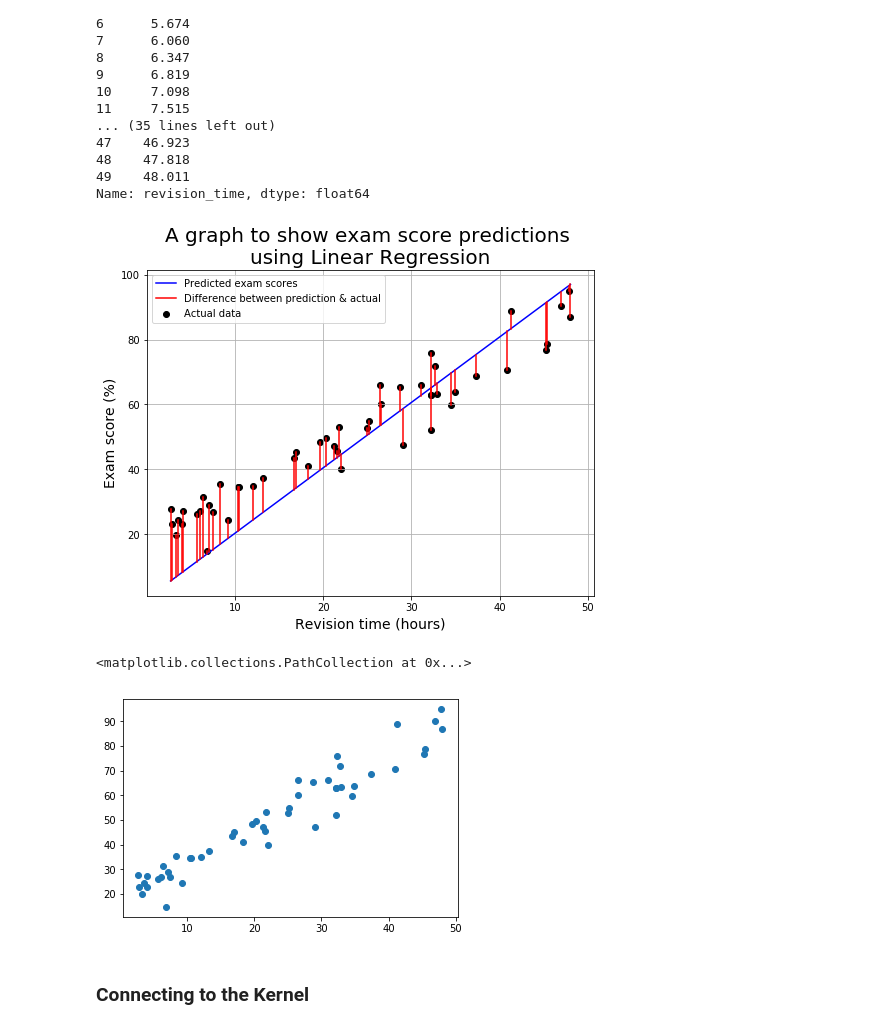
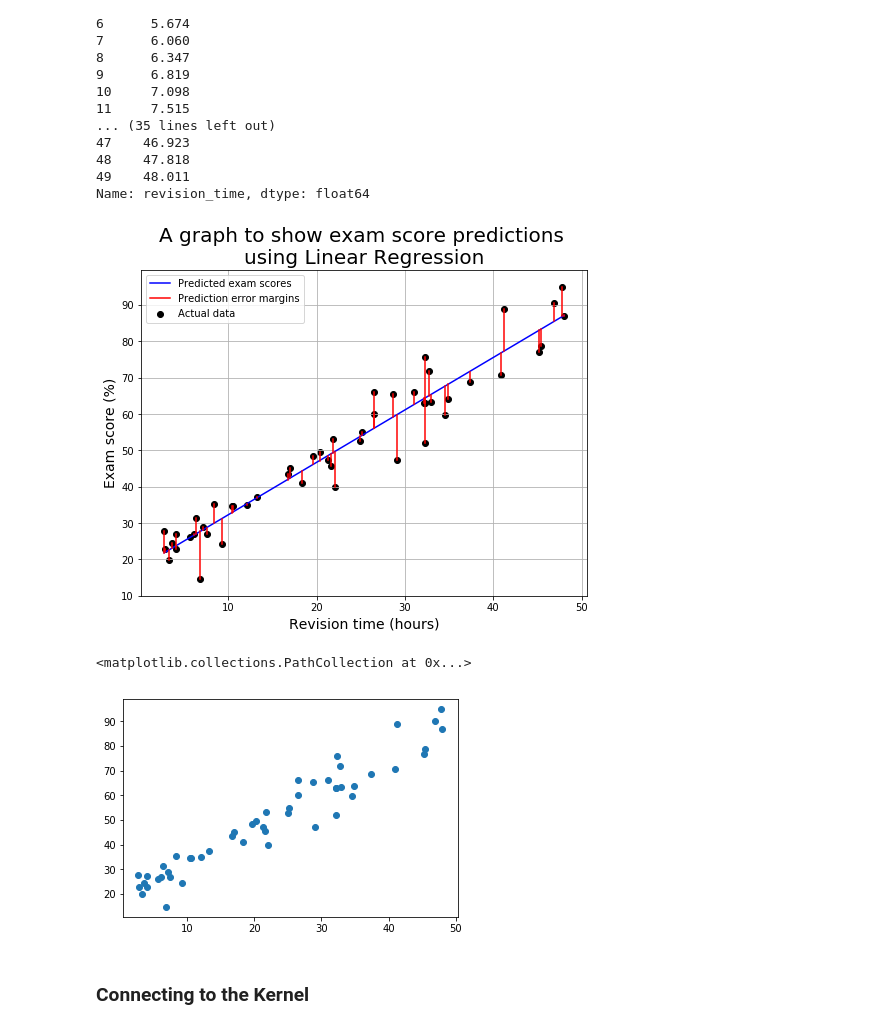
Before and after one commit to hwixley/IAML-cwk1, a Jupyter notebook: INFR10069-2020-CW1/00 - Introduction.ipynb, the cells around one changed output. Drawn from its saved outputs; the diff is of its cells as text; code cells hidden in the pictures.

```diff
--- a/INFR10069-2020-CW1/00 - Introduction.ipynb
+++ b/INFR10069-2020-CW1/00 - Introduction.ipynb
@@ -125,7 +125,7 @@ Y = ds["exam_score"]
 
 
 #Y.shape
-model = sklearn.linear_model.LinearRegression(fit_intercept=False)
+model = sklearn.linear_model.LinearRegression(fit_intercept=True)
 
 #model.fit(X,Y)
 #y_pred = model.predict(X)
@@ -144,35 +144,35 @@ y_pred = model.predict(X)
 #mean_squared_error(Y,y_pred)
 #mean_absolute_error(Y,y_pred)
 plt.figure(figsize=(8,6))
 plt.grid(True)
 plt.plot(X,y_pred, color = 'blue', label='Predicted exam scores')
 plt.scatter(X,Y, color='black', label='Actual data')
 
 for j in range(50):
 
     x1 = np.ones(2,)*X[j]
     y = np.ones(2,)
     y[0] = Y[j]
     y[1] = y_pred[j]
     if j == 49:
-        plt.plot(x1,y,color='red', label = 'Difference between prediction & actual')
+        plt.plot(x1,y,color='red', label = 'Prediction error margins')
     else:
         plt.plot(x1,y,color='red')
 
 plt.xlabel('Revision time (hours)', size =14)
 plt.ylabel('Exam score (%)', size =  14)
 plt.title('A graph to show exam score predictions \nusing Linear Regression', size = 20)
 plt.legend(loc="upper left")
 plt.show()
 
 mod = np.ones((50))
 for p in range(50):
     mod[p] = (X[p]*w[p,1])# + w[p,0]
 mod
 plt.scatter(X,mod)
 #print(y_pred)
 # %% [output]
-[figure, old version]
+[figure, new version]
 <matplotlib.collections.PathCollection at 0x...>
 [figure]
 # %% [markdown]
```
